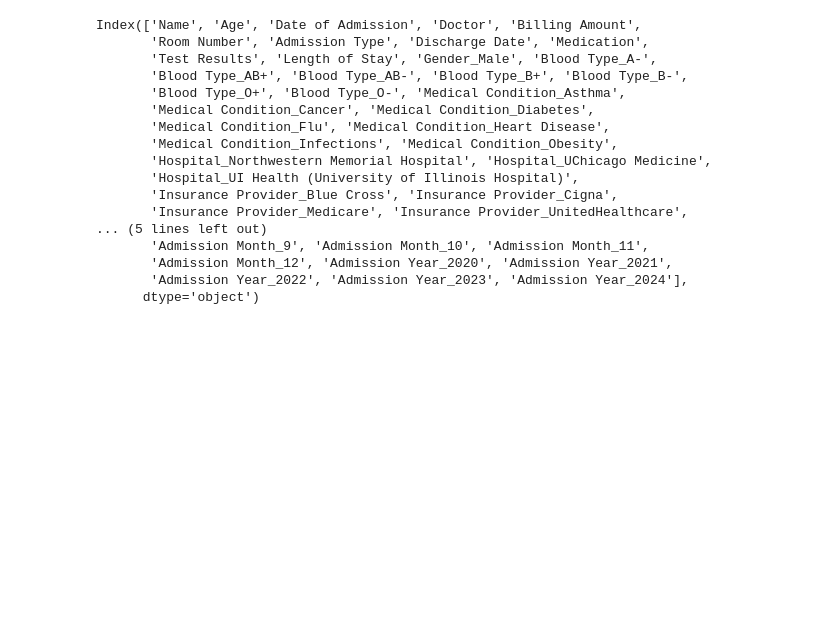
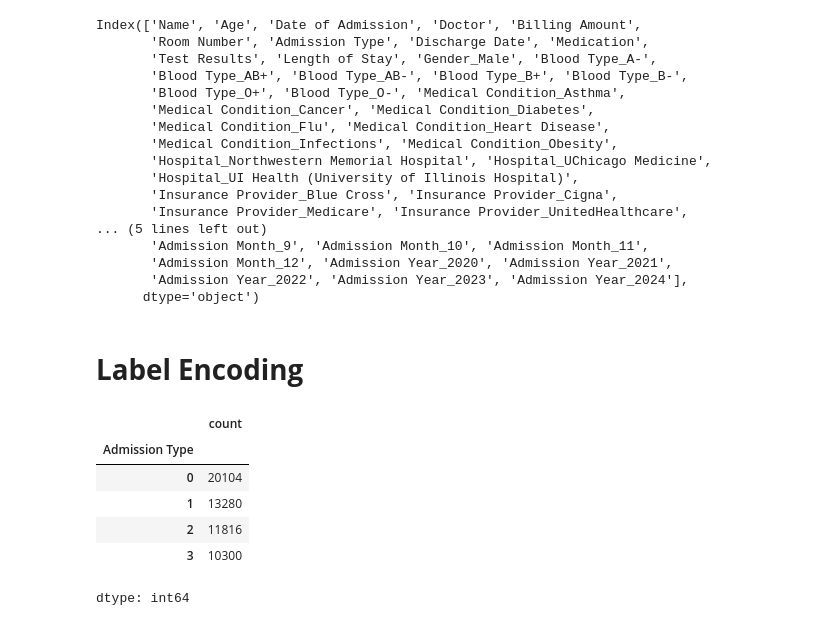
Before and after one commit to Srikhanth14/Data_Analysis_Projects, a Jupyter notebook: HealthCare_Resource_Optimization.ipynb, the cells around one changed output. Saved outputs shown, nothing was run; the diff lists cells and outputs as text; code cells hidden in the pictures; blank space fills up the shorter version.

```diff
--- a/HealthCare_Resource_Optimization.ipynb
+++ b/HealthCare_Resource_Optimization.ipynb
@@ -418,3 +418,5 @@ Index(['Name', 'Age', 'Date of Admission', 'Doctor', 'Billing Amount',
        'Admission Month_12', 'Admission Year_2020', 'Admission Year_2021',
        'Admission Year_2022', 'Admission Year_2023', 'Admission Year_2024'],
       dtype='object')
+# %% [markdown]
+# **Label Encoding**
@@ -420,0 +427,10 @@ Index(['Name', 'Age', 'Date of Admission', 'Doctor', 'Billing Amount',
+# %%
+Encoded_Data['Admission Type'].value_counts()
+# %% [output]
+|  | count |
+| Admission Type |  |
+| 0 | 20104 |
+| 1 | 13280 |
+| 2 | 11816 |
+| 3 | 10300 |
+dtype: int64
```
Also changed, not shown: parts of 17 cells of this notebook.
